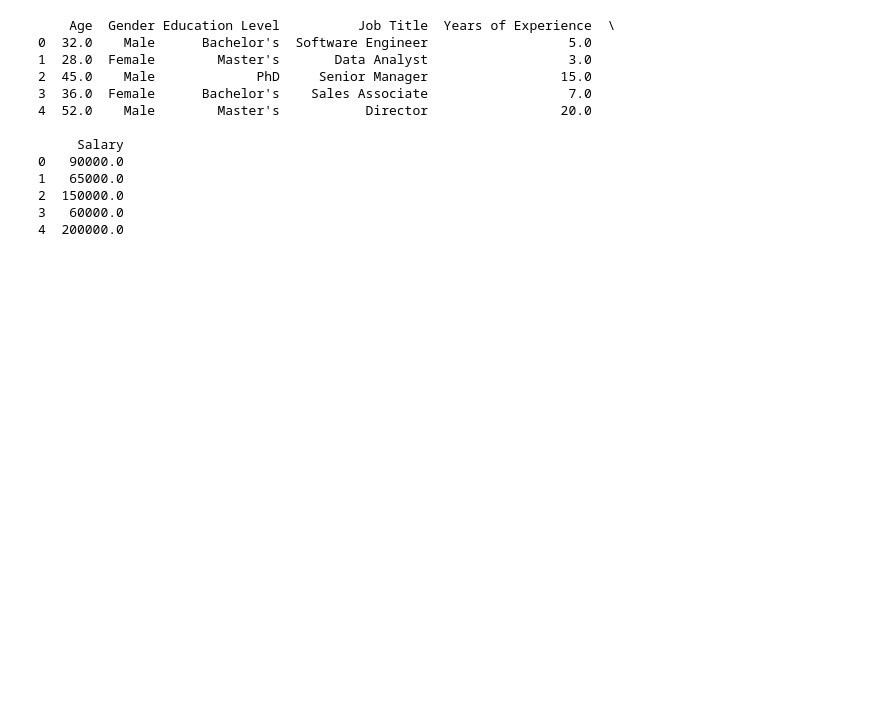
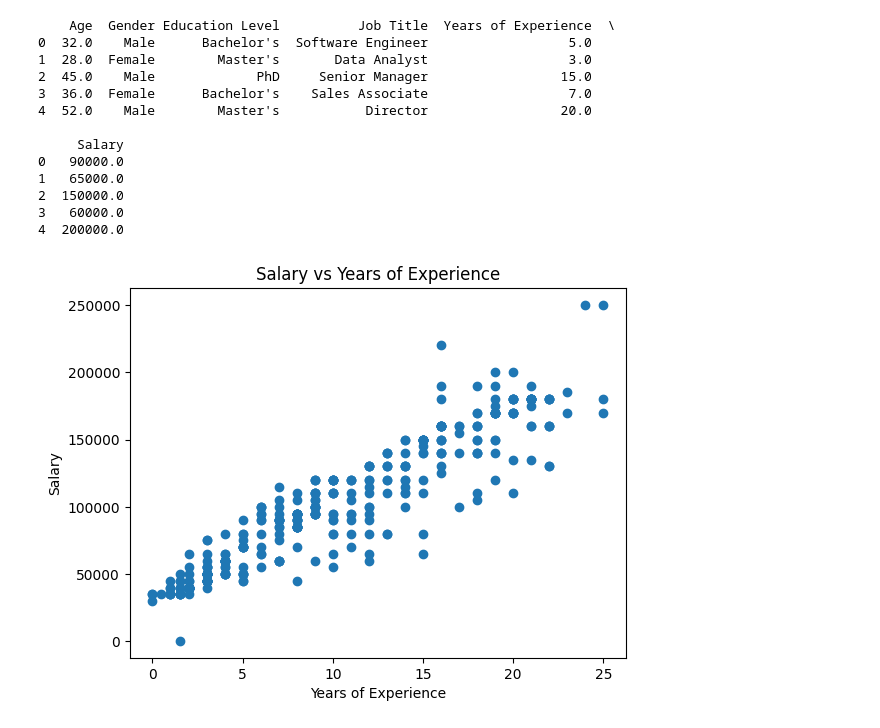
Before and after one commit to zuzannagr05/lecture1, a Jupyter notebook: Untitled1.ipynb, the cells around one changed output. Saved outputs shown, nothing was run; the diff lists cells and outputs as text; code cells hidden in the pictures; blank space fills up the shorter version.

```diff
--- a/Untitled1.ipynb
+++ b/Untitled1.ipynb
@@ -25,0 +23,18 @@ y = []
+# %%
+import matplotlib.pyplot as plt
+import pandas as pd
+import numpy as np
+data = pd.read_csv("/content/Salary Data (2).csv")
+
+x = data["Years of Experience"]
+y = data["Salary"]
+
+plt.scatter(x, y)
+
+plt.title("Salary vs Years of Experience")
+plt.xlabel("Years of Experience")
+plt.ylabel("Salary")
+
+plt.show()
+# %% [output]
+[figure, added]
```
Also changed, not shown: parts of 1 cell of this notebook.
